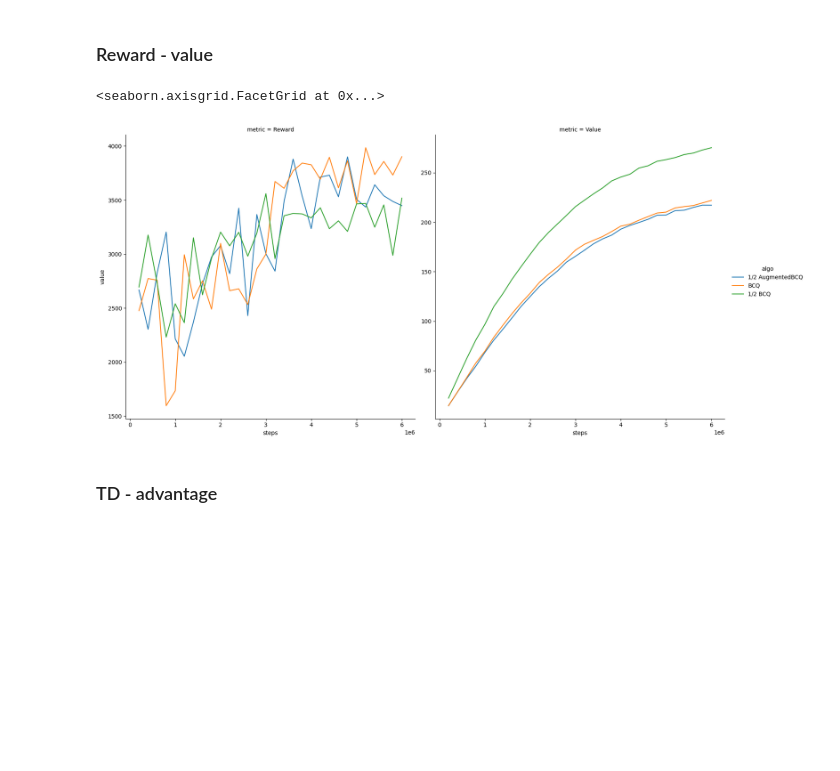
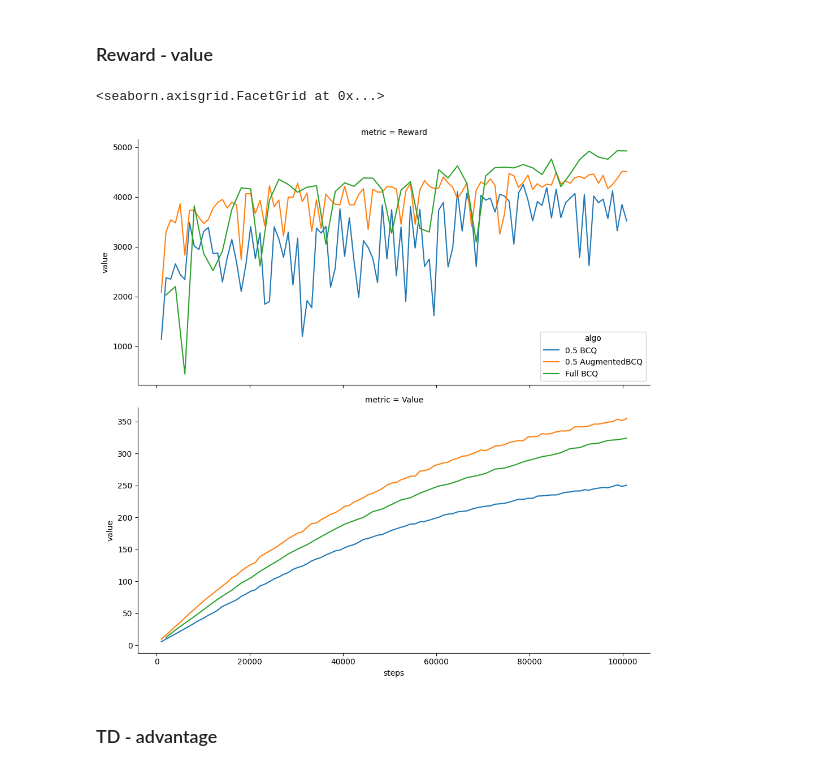
Before and after one commit to gerkone/augrl-tum-adlr-ss22, a Jupyter notebook: experiments/visualize.ipynb, the cells around one changed output. Cells and saved outputs as stored; diff of their text form; code cells hidden in the pictures; blank space fills up the shorter version.

Commit message:
updated plotting

```diff
--- a/experiments/visualize.ipynb
+++ b/experiments/visualize.ipynb
@@ -12,7 +12,7 @@ warnings.filterwarnings("ignore")
 # %% [markdown]
 ## Comparing results
 # %%
-PARQUETS = ["../results/cloud_results_12062022_1348_1.parquet"]
+PARQUETS = ["../results/cloud_results_08062022_1608_1.parquet", "../results/cloud_results_08062022_1521_1.parquet", "../results/cloud_results_08062022_1423_0.parquet"]
 STEPS_PER_EPOCH = 2000
 # %%
 def is_outlier(s):
@@ -26,7 +26,7 @@ def is_outlier(s):
 results = []
 for f in PARQUETS:
     r = pd.read_parquet(f)
-    r["steps"] = r["epoch"] * STEPS_PER_EPOCH
+    r["steps"] = r["epoch"] * 1008
     results.append(r)
 results_df = pd.concat(results)
 # %% [markdown]
@@ -34,27 +34,28 @@ results_df = pd.concat(results)
 # %%
 results_value = results_df[["env", "algo", "value_scale", "steps"]].dropna()
 results_value = results_value[results_value["env"] == "halfcheetah-medium-replay-v0"]
 results_reward = results_df[["env", "algo", "environment_reward", "steps"]].dropna()
 results_reward = results_reward[results_reward["env"]=="halfcheetah-medium-replay-v0"]
 results_reward = results_reward.rename({"environment_reward": "value"}, axis=1)
 results_value = results_value.rename({"value_scale": "value"}, axis=1)
 results_reward["metric"] = "Reward"
 results_value["metric"] = "Value"
 res = pd.concat([results_reward, results_value])
 g = sns.FacetGrid(
     res,
     col="metric",
     hue="algo",
-    col_wrap=2,
-    height=8,
-    legend_out=True,
+    col_wrap=1,
+    height=5,
+    aspect=2,
+    legend_out=False,
     sharey=False,
 )
 g.map_dataframe(sns.lineplot, "steps", "value")
 g.add_legend()
 # %% [output]
 <seaborn.axisgrid.FacetGrid at 0x...>
-[figure, old version]
+[figure, new version]
 # %% [markdown]
 ### TD - advantage
 # %%
```
Also changed, not shown: parts of 1 cell of this notebook, 5 other files.
